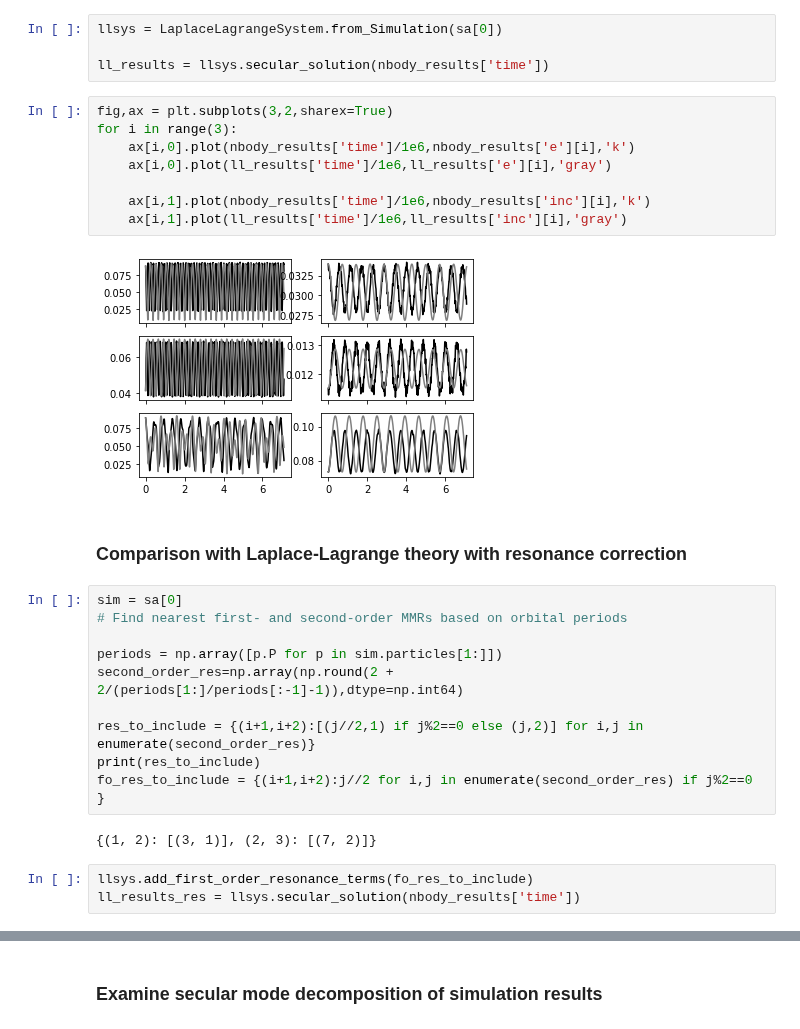
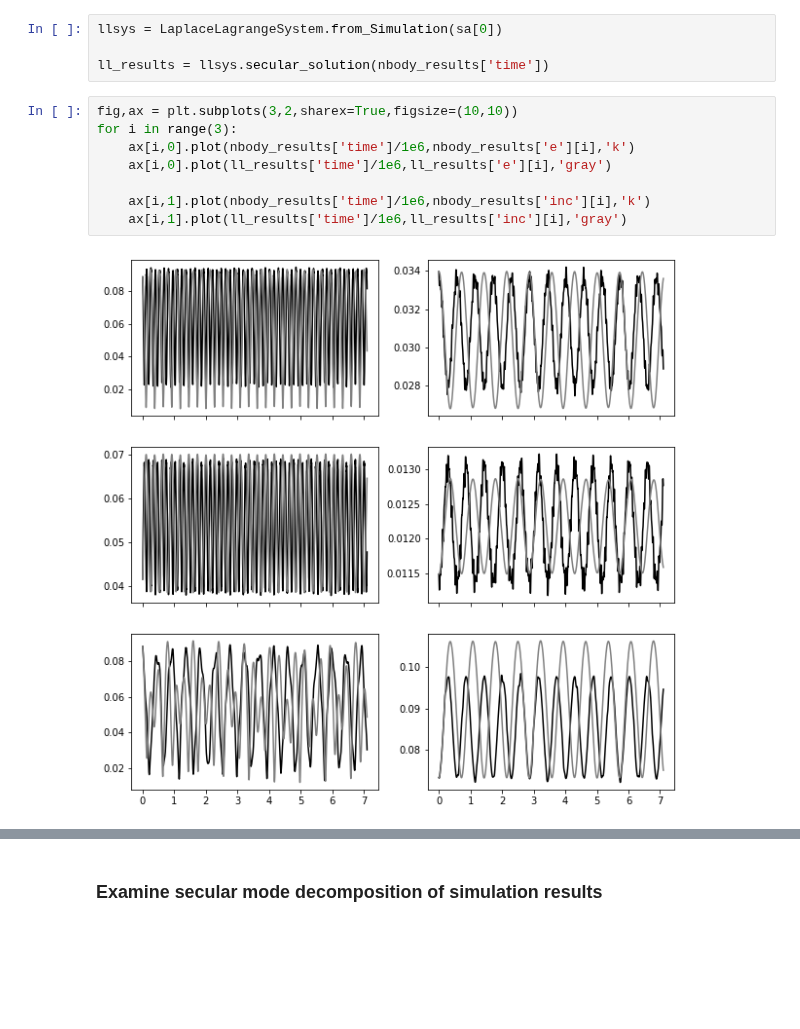
Before and after one commit to shadden/celmech, a Jupyter notebook: jupyter_examples/NonlinearSecularEvolutionNearResonance.ipynb, the cells around one changed output, grey strips where cells are left out. Saved outputs shown, nothing was run; the diff lists cells and outputs as text; blank space fills up the shorter version.

```diff
--- a/jupyter_examples/NonlinearSecularEvolutionNearResonance.ipynb
+++ b/jupyter_examples/NonlinearSecularEvolutionNearResonance.ipynb
@@ -60,29 +67,12 @@ llsys = LaplaceLagrangeSystem.from_Simulation(sa[0])
 
 ll_results = llsys.secular_solution(nbody_results['time'])
 # %%
-fig,ax = plt.subplots(3,2,sharex=True)
+fig,ax = plt.subplots(3,2,sharex=True,figsize=(10,10))
 for i in range(3):
     ax[i,0].plot(nbody_results['time']/1e6,nbody_results['e'][i],'k')
     ax[i,0].plot(ll_results['time']/1e6,ll_results['e'][i],'gray')
 
     ax[i,1].plot(nbody_results['time']/1e6,nbody_results['inc'][i],'k')
     ax[i,1].plot(ll_results['time']/1e6,ll_results['inc'][i],'gray')
 # %% [output]
-[figure, old version]
+[figure, new version]
-# %% [markdown]
-### Comparison with Laplace-Lagrange theory with resonance correction
-# %%
-sim = sa[0]
-# Find nearest first- and second-order MMRs based on orbital periods
-
-periods = np.array([p.P for p in sim.particles[1:]])
-second_order_res=np.array(np.round(2 + 2/(periods[1:]/periods[:-1]-1)),dtype=np.int64)
-
-res_to_include = {(i+1,i+2):[(j//2,1) if j%2==0 else (j,2)] for i,j in enumerate(second_order_res)}
-print(res_to_include)
-fo_res_to_include = {(i+1,i+2):j//2 for i,j in enumerate(second_order_res) if j%2==0 }
-# %% [output]
-{(1, 2): [(3, 1)], (2, 3): [(7, 2)]}
-# %%
-llsys.add_first_order_resonance_terms(fo_res_to_include)
-ll_results_res = llsys.secular_solution(nbody_results['time'])
```
Also changed, not shown: parts of 22 cells of this notebook, 3 other files.
